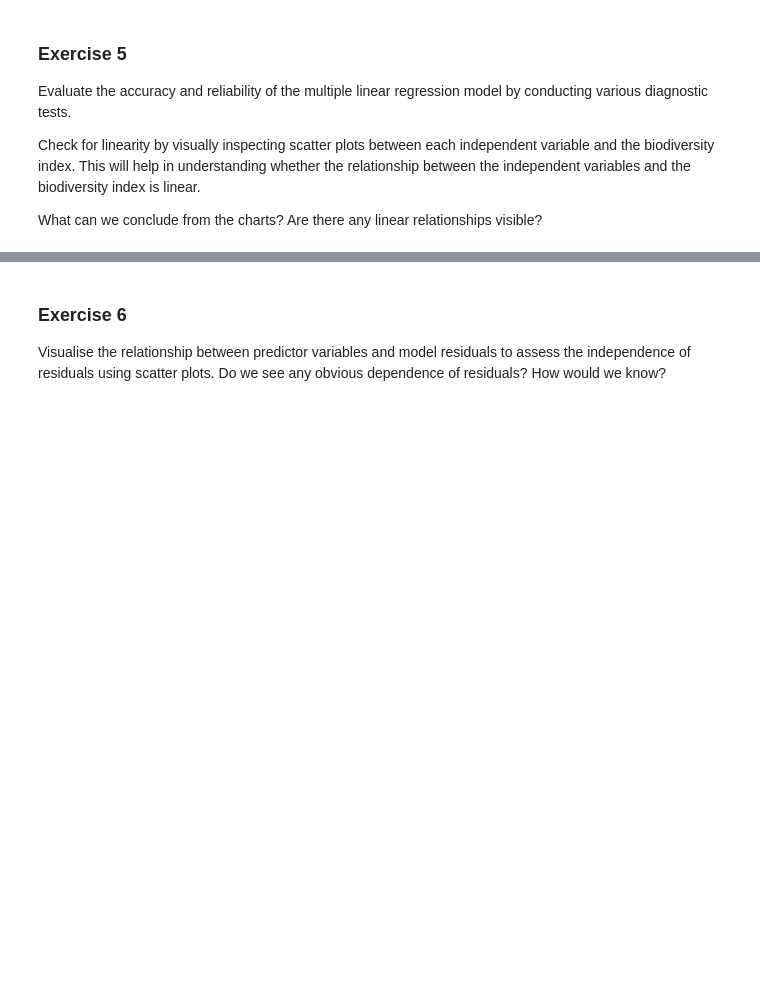
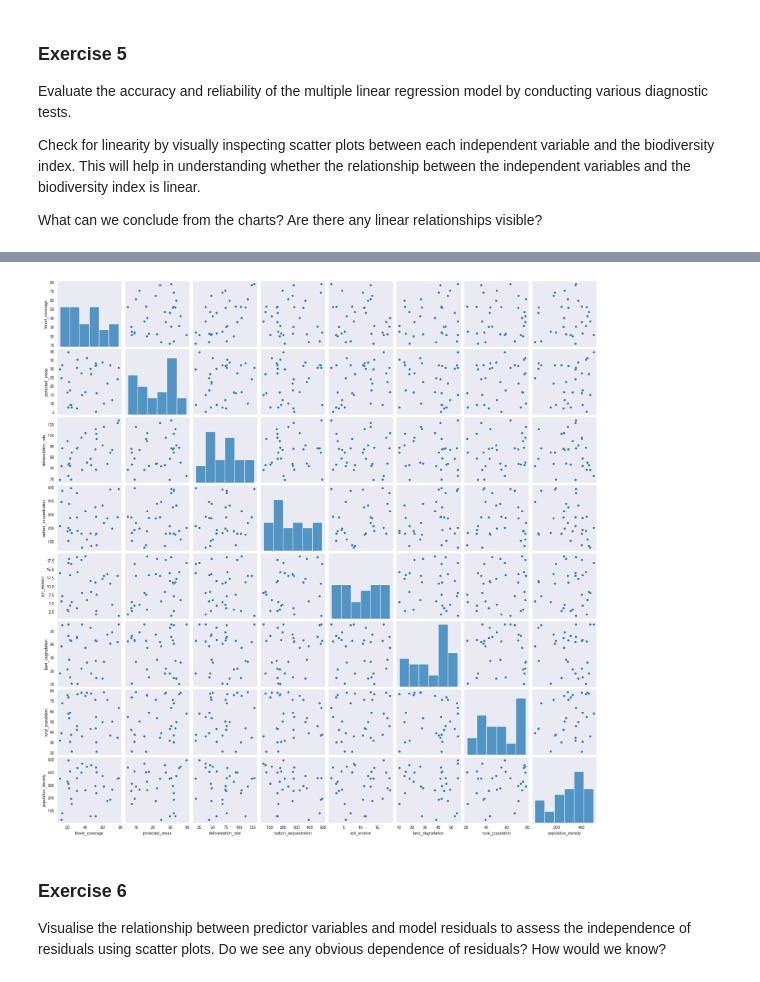
Before and after one commit to Morris-mk/ExploreAI_Linear_Regression, a Jupyter notebook: d. Multiple_linear_regression_Exercise.ipynb, the cells around one changed output, grey strips where cells are left out. Cells and saved outputs as stored; diff of their text form; code cells hidden in the pictures; blank space fills up the shorter version.

```diff
--- a/d. Multiple_linear_regression_Exercise.ipynb
+++ b/d. Multiple_linear_regression_Exercise.ipynb
@@ -297,3 +311,10 @@ for
+# %%
+# visualize using seaborn pairplot
+from seaborn import pairplot
+plot = pairplot(df.drop('biodiversity_index', axis=1))
+plt.show()
+# %% [output]
+[figure, added]
 # %% [markdown]
 ### Exercise 6
 Visualise the relationship between predictor variables and model residuals to assess the independence of residuals using scatter plots. Do we see any obvious dependence of residuals? How would we know?
```
Also changed, not shown: parts of 2 cells of this notebook, 2 other files.
